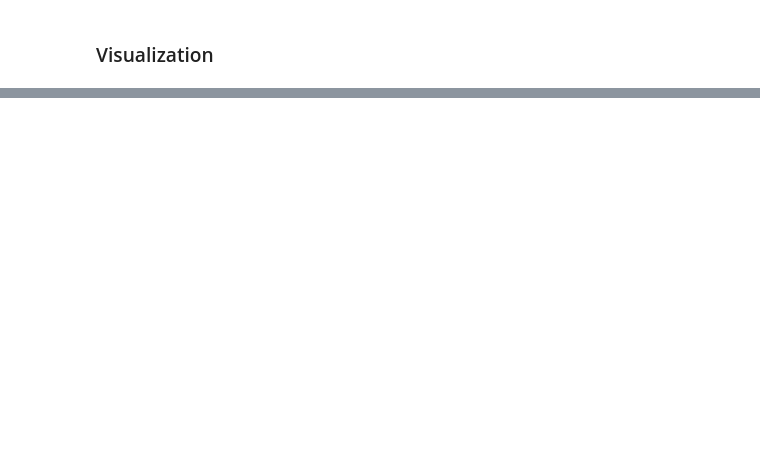
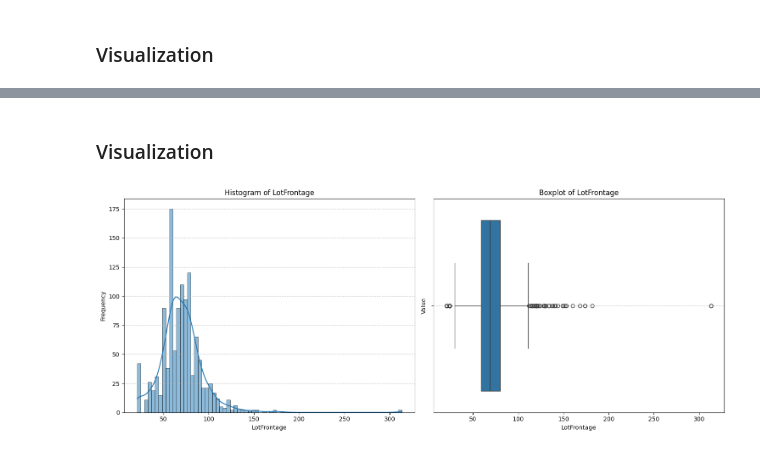
Before and after one commit to ktxdev/house-prices, a Jupyter notebook: notebooks/01_univariate_analysis_eda.ipynb, the cells around one changed output, grey strips where cells are left out. Saved outputs shown, nothing was run; the diff lists cells and outputs as text; code cells hidden in the pictures; blank space fills up the shorter version.

```diff
--- a/notebooks/01_univariate_analysis_eda.ipynb
+++ b/notebooks/01_univariate_analysis_eda.ipynb
@@ -126,0 +162,6 @@ visualizer.plot('MSZoning')
+# %% [markdown]
+### Visualization
+# %%
+visualizer.plot('LotFrontage')
+# %% [output]
+[figure, added]
```
Also changed, not shown: parts of 84 cells of this notebook, 1 other file.
